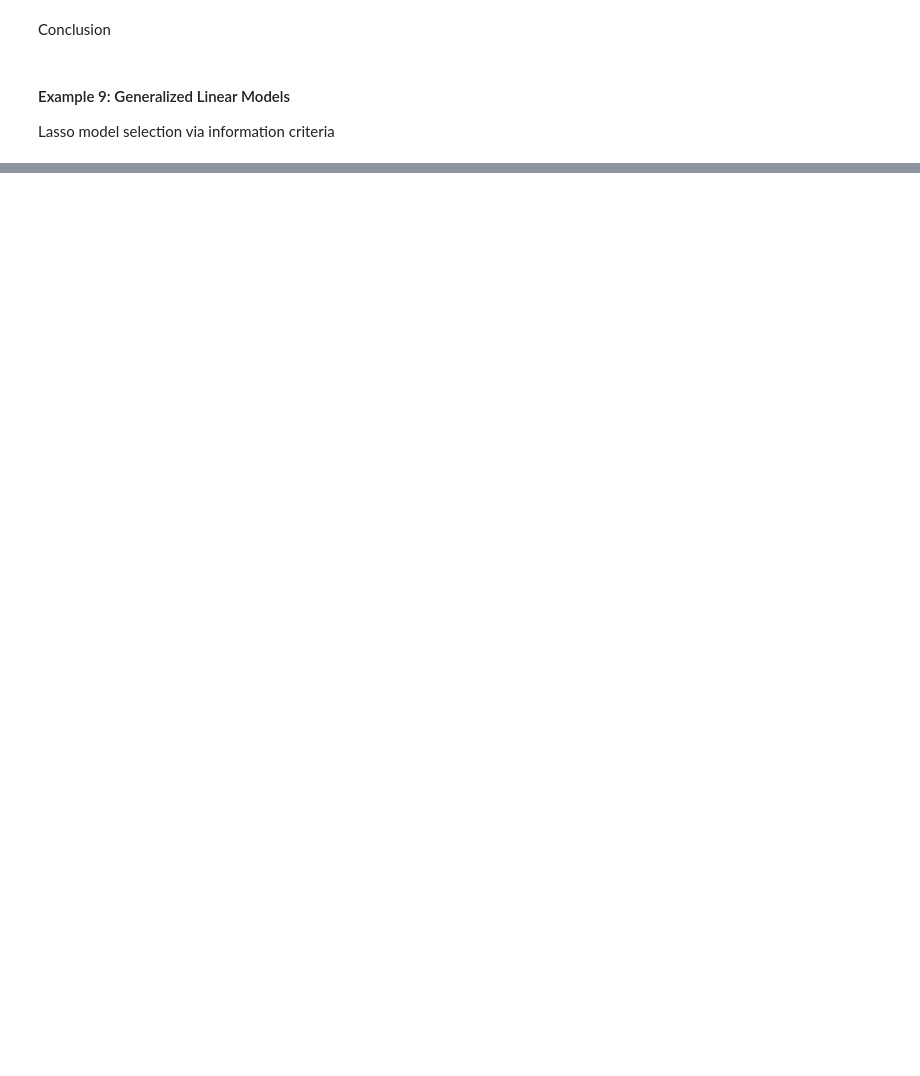
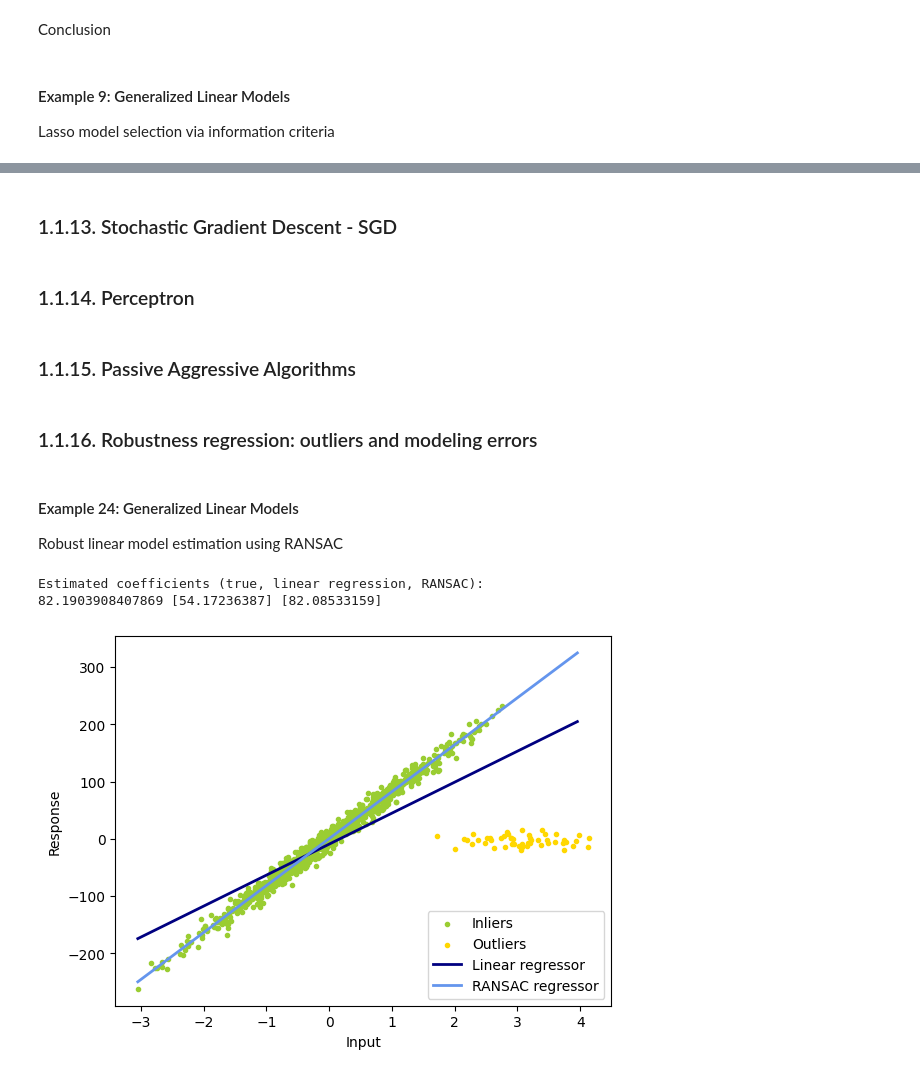
Before and after one commit to shalloweach/Scikit-learn-doc-code, a Jupyter notebook: 1. Supervised learning/1.1. Linear Models.ipynb, the cells around one changed output, grey strips where cells are left out. Drawn from its saved outputs; the diff is of its cells as text; code cells hidden in the pictures; blank space fills up the shorter version.

```diff
--- a/1. Supervised learning/1.1. Linear Models.ipynb
+++ b/1. Supervised learning/1.1. Linear Models.ipynb
@@ -1458,0 +2498,77 @@ _ = plt.title("Lasso model selection via AIC and BIC")
+# %% [markdown]
+### 1.1.13. Stochastic Gradient Descent - SGD
+# %% [markdown]
+### 1.1.14. Perceptron
+# %% [markdown]
+### 1.1.15. Passive Aggressive Algorithms
+# %% [markdown]
+### 1.1.16. Robustness regression: outliers and modeling errors
+# %% [markdown]
+#### Example 24:  Generalized Linear Models
+Robust linear model estimation using RANSAC
+# %%
+import numpy as np
+from matplotlib import pyplot as plt
+
+from sklearn import datasets, linear_model
+
+n_samples = 1000
+n_outliers = 50
+
+
+X, y, coef = datasets.make_regression(
+    n_samples=n_samples,
+    n_features=1,
+    n_informative=1,
+    noise=10,
+    coef=True,
+    random_state=0,
+)
+
+# Add outlier data
+np.random.seed(0)
+X[:n_outliers] = 3 + 0.5 * np.random.normal(size=(n_outliers, 1))
+y[:n_outliers] = -3 + 10 * np.random.normal(size=n_outliers)
+
+# Fit line using all data
+lr = linear_model.LinearRegression()
+lr.fit(X, y)
+
+# Robustly fit linear model with RANSAC algorithm
+ransac = linear_model.RANSACRegressor()
+ransac.fit(X, y)
+inlier_mask = ransac.inlier_mask_
+outlier_mask = np.logical_not(inlier_mask)
+
+# Predict data of estimated models
+line_X = np.arange(X.min(), X.max())[:, np.newaxis]
+line_y = lr.predict(line_X)
+line_y_ransac = ransac.predict(line_X)
+
+# Compare estimated coefficients
+print("Estimated coefficients (true, linear regression, RANSAC):")
+print(coef, lr.coef_, ransac.estimator_.coef_)
+
+lw = 2
+plt.scatter(
+    X[inlier_mask], y[inlier_mask], color="yellowgreen", marker=".", label="Inliers"
+)
+plt.scatter(
+    X[outlier_mask], y[outlier_mask], color="gold", marker=".", label="Outliers"
+)
+plt.plot(line_X, line_y, color="navy", linewidth=lw, label="Linear regressor")
+plt.plot(
+    line_X,
+    line_y_ransac,
+    color="cornflowerblue",
+    linewidth=lw,
+    label="RANSAC regressor",
+)
+plt.legend(loc="lower right")
+plt.xlabel("Input")
+plt.ylabel("Response")
+plt.show()
+# %% [output]
+Estimated coefficients (true, linear regression, RANSAC):
+82.1903908407869 [54.17236387] [82.08533159]
+[figure, added]
```
Also changed, not shown: parts of 108 cells of this notebook.
